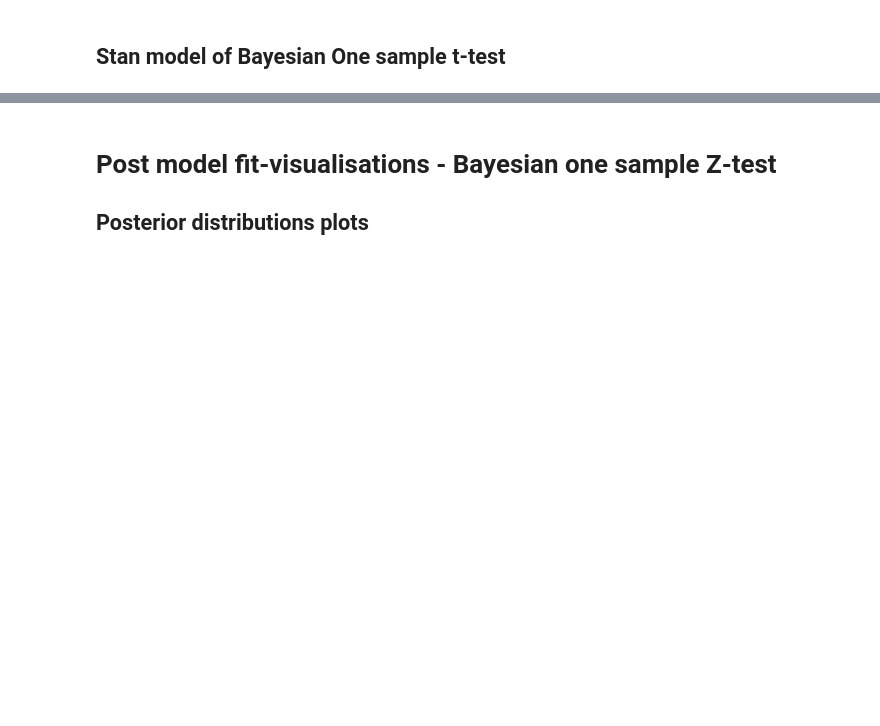
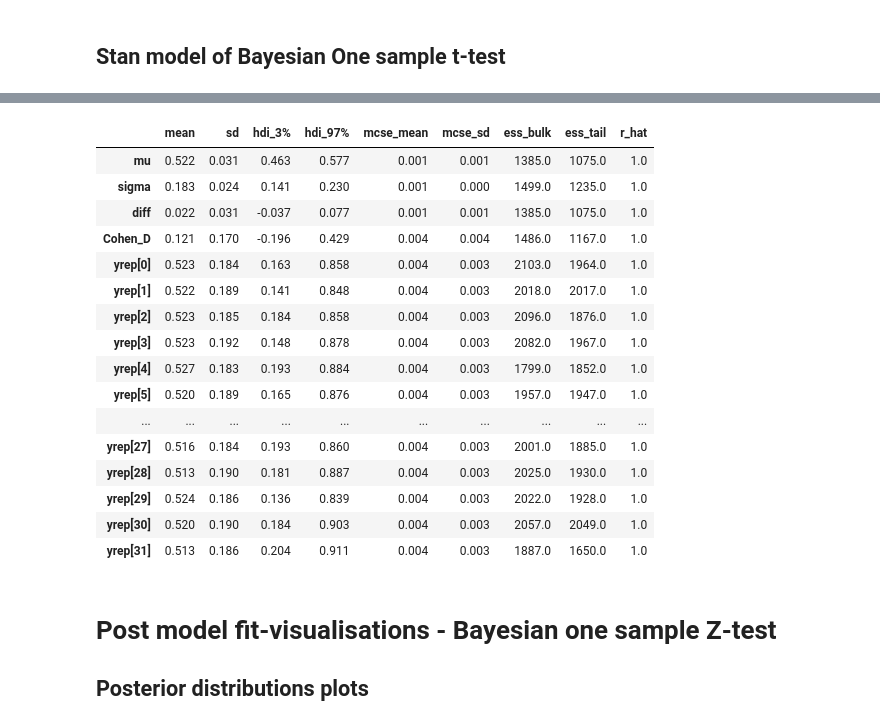
Before and after one commit to ebrlab/Statistical-methods-for-research-workers-bayes-for-psychologists-and-neuroscientists, a Jupyter notebook: Chapter_2_-_One-sample_t-test/Ch2_One-sample_t-test.ipynb, the cells around one changed output, grey strips where cells are left out. Cells and saved outputs as stored; diff of their text form; code cells hidden in the pictures; blank space fills up the shorter version.

```diff
--- a/Chapter_2_-_One-sample_t-test/Ch2_One-sample_t-test.ipynb
+++ b/Chapter_2_-_One-sample_t-test/Ch2_One-sample_t-test.ipynb
@@ -263,3 +282,23 @@ np.shape(fit["yrep"].T)
+# %%
+az.summary(fit)
+# %% [output]
+|  | mean | sd | hdi_3% | hdi_97% | mcse_mean | mcse_sd | ess_bulk | ess_tail | r_hat |
+| mu | 0.522 | 0.031 | 0.463 | 0.577 | 0.001 | 0.001 | 1385.0 | 1075.0 | 1.0 |
+| sigma | 0.183 | 0.024 | 0.141 | 0.230 | 0.001 | 0.000 | 1499.0 | 1235.0 | 1.0 |
+| diff | 0.022 | 0.031 | -0.037 | 0.077 | 0.001 | 0.001 | 1385.0 | 1075.0 | 1.0 |
+| Cohen_D | 0.121 | 0.170 | -0.196 | 0.429 | 0.004 | 0.004 | 1486.0 | 1167.0 | 1.0 |
+| yrep[0] | 0.523 | 0.184 | 0.163 | 0.858 | 0.004 | 0.003 | 2103.0 | 1964.0 | 1.0 |
+| yrep[1] | 0.522 | 0.189 | 0.141 | 0.848 | 0.004 | 0.003 | 2018.0 | 2017.0 | 1.0 |
+| yrep[2] | 0.523 | 0.185 | 0.184 | 0.858 | 0.004 | 0.003 | 2096.0 | 1876.0 | 1.0 |
+| yrep[3] | 0.523 | 0.192 | 0.148 | 0.878 | 0.004 | 0.003 | 2082.0 | 1967.0 | 1.0 |
+| yrep[4] | 0.527 | 0.183 | 0.193 | 0.884 | 0.004 | 0.003 | 1799.0 | 1852.0 | 1.0 |
+| yrep[5] | 0.520 | 0.189 | 0.165 | 0.876 | 0.004 | 0.003 | 1957.0 | 1947.0 | 1.0 |
+| ... | ... | ... | ... | ... | ... | ... | ... | ... | ... |
+| yrep[27] | 0.516 | 0.184 | 0.193 | 0.860 | 0.004 | 0.003 | 2001.0 | 1885.0 | 1.0 |
+| yrep[28] | 0.513 | 0.190 | 0.181 | 0.887 | 0.004 | 0.003 | 2025.0 | 1930.0 | 1.0 |
+| yrep[29] | 0.524 | 0.186 | 0.136 | 0.839 | 0.004 | 0.003 | 2022.0 | 1928.0 | 1.0 |
+| yrep[30] | 0.520 | 0.190 | 0.184 | 0.903 | 0.004 | 0.003 | 2057.0 | 2049.0 | 1.0 |
+| yrep[31] | 0.513 | 0.186 | 0.204 | 0.911 | 0.004 | 0.003 | 1887.0 | 1650.0 | 1.0 |
 # %% [markdown]
 # Post model fit-visualisations - Bayesian one sample Z-test
 
```
Also changed, not shown: parts of 19 cells of this notebook, 13 other files.
